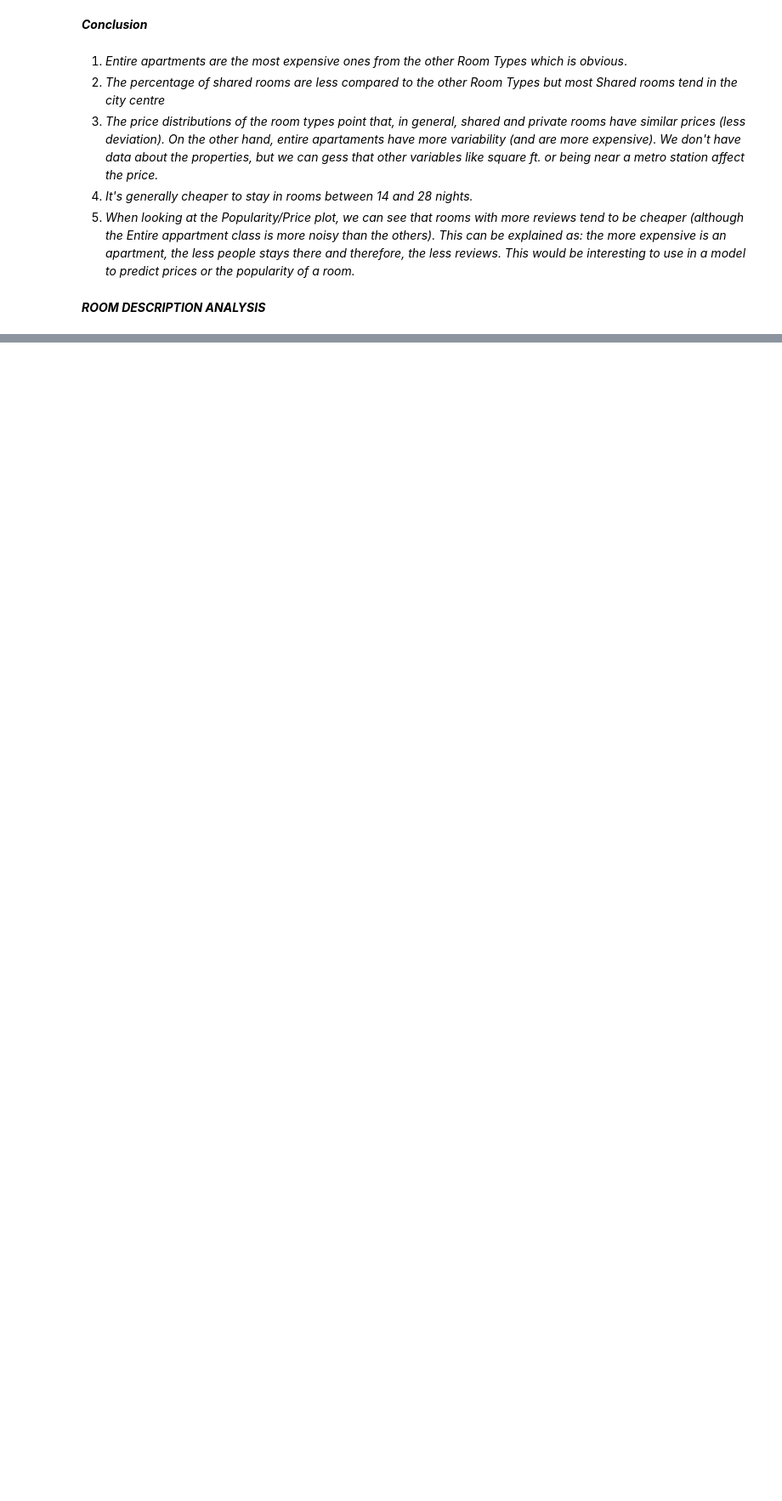
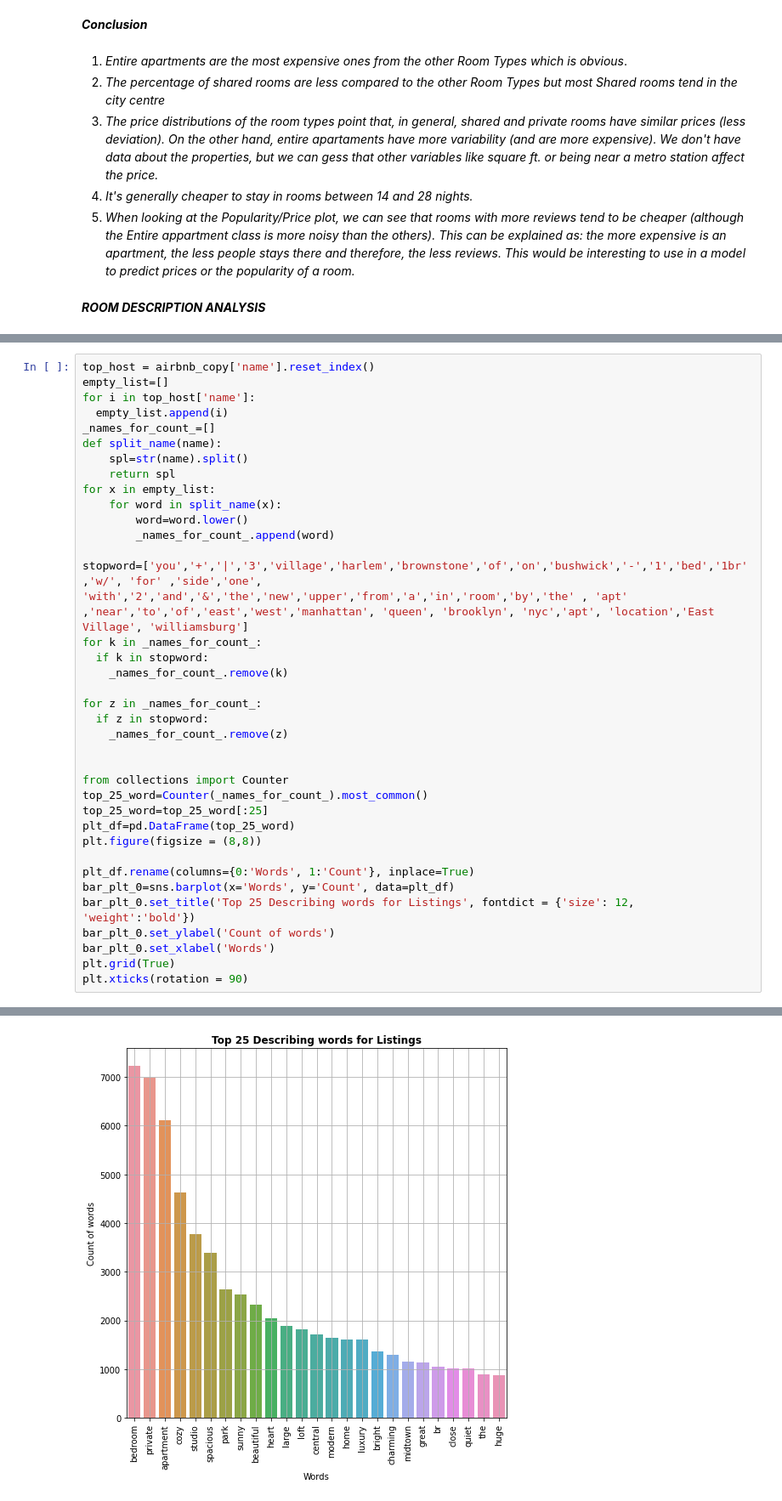
Before and after one commit to amritxk/airbnb-data-analysis, a Jupyter notebook: Amrit_keshri_{Airbnb_Bookings_Analysis}_Capstone_Project.ipynb, the cells around one changed output, grey strips where cells are left out. Shown at 85% size. Cells and saved outputs as stored; diff of their text form; blank space fills up the shorter version.

```diff
--- a/Amrit_keshri_{Airbnb_Bookings_Analysis}_Capstone_Project.ipynb
+++ b/Amrit_keshri_{Airbnb_Bookings_Analysis}_Capstone_Project.ipynb
@@ -487,0 +488,38 @@ plt.show()
+# %%
+top_host = airbnb_copy['name'].reset_index()
+empty_list=[]
+for i in top_host['name']:
+  empty_list.append(i)
+_names_for_count_=[]
+def split_name(name):
+    spl=str(name).split()
+    return spl
+for x in empty_list:
+    for word in split_name(x):
+        word=word.lower()
+        _names_for_count_.append(word)
+
+stopword=['you','+','|','3','village','harlem','brownstone','of','on','bushwick','-','1','bed','1br' ,'w/', 'for' ,'side','one', 'with','2','and','&','the','new','upper','from','a','in','room','by','the' , 'apt' ,'near','to','of','east','west','manhattan', 'queen', 'brooklyn', 'nyc','apt', 'location','East Village', 'williamsburg']
+for k in _names_for_count_:
+  if k in stopword:
+    _names_for_count_.remove(k)
+
+for z in _names_for_count_:
+  if z in stopword:
+    _names_for_count_.remove(z)
+
+
+from collections import Counter
+top_25_word=Counter(_names_for_count_).most_common()
+top_25_word=top_25_word[:25]
+plt_df=pd.DataFrame(top_25_word)
+plt.figure(figsize = (8,8))
+
+plt_df.rename(columns={0:'Words', 1:'Count'}, inplace=True)
+bar_plt_0=sns.barplot(x='Words', y='Count', data=plt_df)
+bar_plt_0.set_title('Top 25 Describing words for Listings', fontdict = {'size': 12, 'weight':'bold'})
+bar_plt_0.set_ylabel('Count of words')
+bar_plt_0.set_xlabel('Words')
+plt.grid(True)
+plt.xticks(rotation = 90)
+# %% [output]
@@ -487,0 +529 @@ plt.show()
+[figure, added]
```
Also changed, not shown: parts of 3 cells of this notebook.
